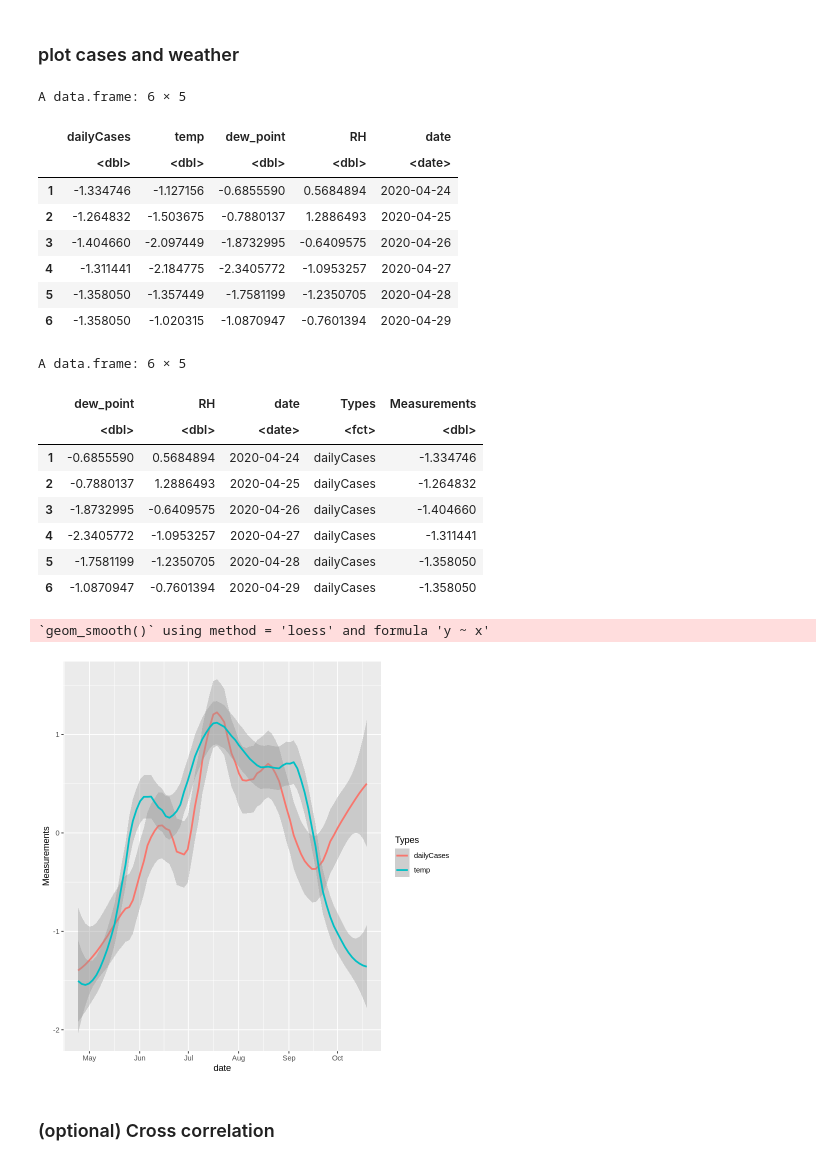
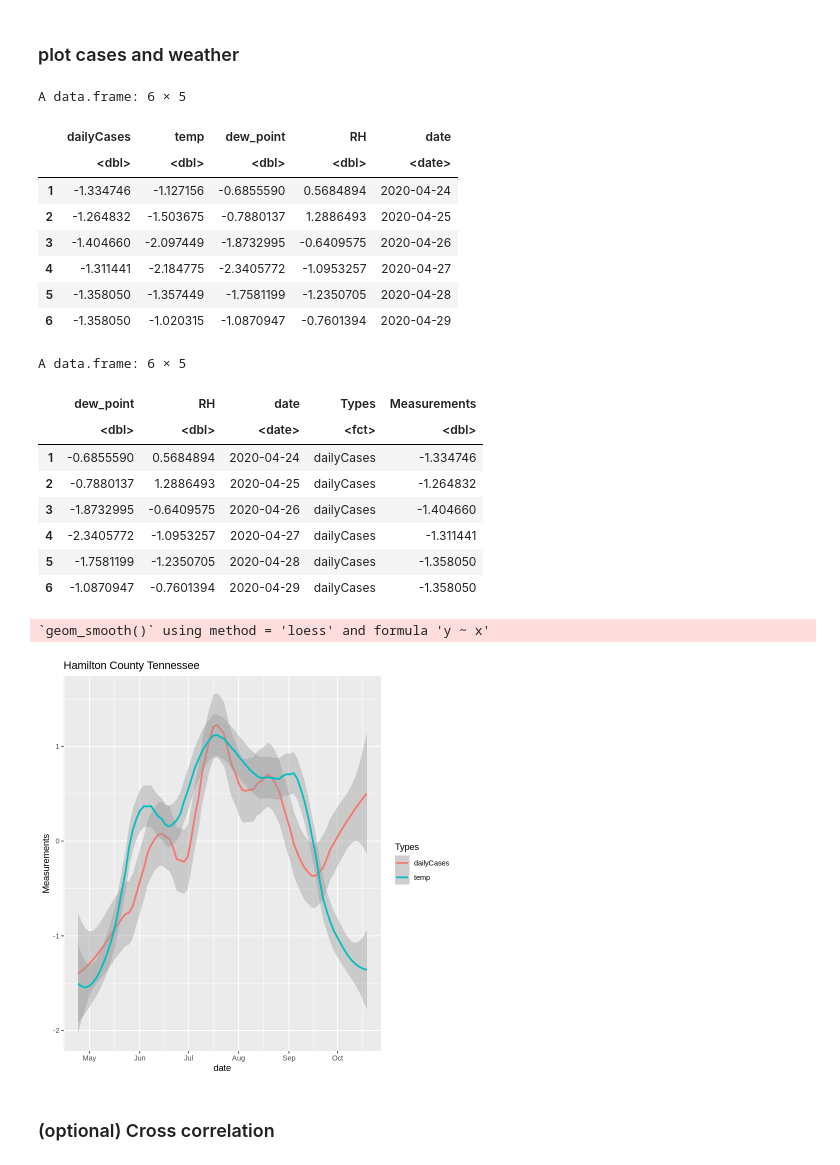
Before and after one commit to hongqin/Use-R-in-CoLab, a Jupyter notebook: Learn_R_county_Covid19.ipynb, the cells around one changed output. Cells and saved outputs as stored; diff of their text form; code cells hidden in the pictures.

Commit message:
update ggtitle

```diff
--- a/Learn_R_county_Covid19.ipynb
+++ b/Learn_R_county_Covid19.ipynb
@@ -1360,33 +1362,34 @@ A data.frame: 6 × 5
 # %%
 tb_local_scaled = data.frame( as.matrix(scale(tb_local2[,2:5])) )
 tb_local_scaled$date = tb_local2$date
 head(tb_local_scaled)
 
 #df_tmp <- melt(tb_HCTN2_scaled, measure.vars = c("dailyCases", "temp", "dew_point", "RH"), value.name = 'Measurements', variable.name = 'Types')
 df_tmp <- melt(tb_local_scaled, measure.vars = c("dailyCases", "temp"), value.name = 'Measurements', variable.name = 'Types')
 head(df_tmp)
-ggplot(df_tmp, aes(x=date, y=Measurements, color=Types)) + stat_smooth(span=0.3)
+plot <- ggplot(df_tmp, aes(x=date, y=Measurements, color=Types)) + stat_smooth(span=0.3)
+plot + ggtitle( paste( myCounty, myState))
 # %% [output]
 A data.frame: 6 × 5
 |  | dailyCases | temp | dew_point | RH | date |
 |  | <dbl> | <dbl> | <dbl> | <dbl> | <date> |
 | 1 | -1.334746 | -1.127156 | -0.6855590 | 0.5684894 | 2020-04-24 |
 | 2 | -1.264832 | -1.503675 | -0.7880137 | 1.2886493 | 2020-04-25 |
 | 3 | -1.404660 | -2.097449 | -1.8732995 | -0.6409575 | 2020-04-26 |
 | 4 | -1.311441 | -2.184775 | -2.3405772 | -1.0953257 | 2020-04-27 |
 | 5 | -1.358050 | -1.357449 | -1.7581199 | -1.2350705 | 2020-04-28 |
 | 6 | -1.358050 | -1.020315 | -1.0870947 | -0.7601394 | 2020-04-29 |
 A data.frame: 6 × 5
 |  | dew_point | RH | date | Types | Measurements |
 |  | <dbl> | <dbl> | <date> | <fct> | <dbl> |
 | 1 | -0.6855590 | 0.5684894 | 2020-04-24 | dailyCases | -1.334746 |
 | 2 | -0.7880137 | 1.2886493 | 2020-04-25 | dailyCases | -1.264832 |
 | 3 | -1.8732995 | -0.6409575 | 2020-04-26 | dailyCases | -1.404660 |
 | 4 | -2.3405772 | -1.0953257 | 2020-04-27 | dailyCases | -1.311441 |
 | 5 | -1.7581199 | -1.2350705 | 2020-04-28 | dailyCases | -1.358050 |
 | 6 | -1.0870947 | -0.7601394 | 2020-04-29 | dailyCases | -1.358050 |
 `geom_smooth()` using method = 'loess' and formula 'y ~ x'
-[figure, old version]
+[figure, new version]
 # %% [markdown]
 ### (optional) Cross correlation
 # %%
```
Also changed, not shown: parts of 14 cells of this notebook.
